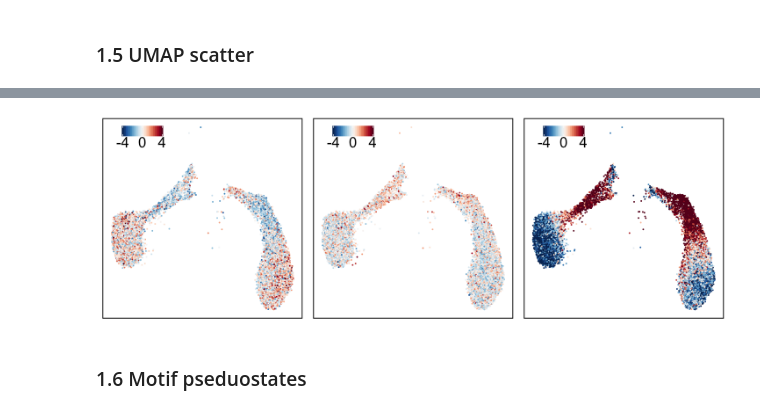
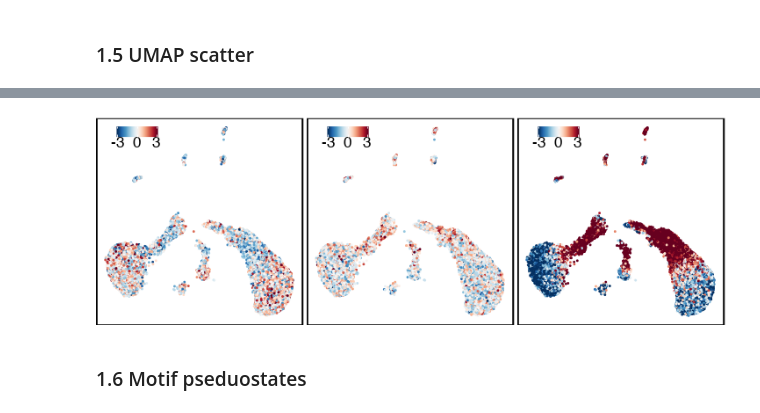
Before and after one commit to biomystery/islet_figs_motifs, a Jupyter notebook: figcode/plots.ipynb, the cells around one changed output, grey strips where cells are left out. Drawn from its saved outputs; the diff is of its cells as text; code cells hidden in the pictures.

Commit message:
added previous umap examples

```diff
--- a/figcode/plots.ipynb
+++ b/figcode/plots.ipynb
@@ -452,13 +442,9 @@ Warning message:
 [figure]
 # %% [markdown]
 ### 1.5 UMAP scatter
-# %%
-#project_jaspar_chromVAR_res_to_umap_subcelltype_ab.R
-pd.fig2.umap<- fread(file = "../dat/output.umap.ab.filtered.csv")
-input.chromVar.res.list <- readRDS(file = "../dat/output.jaspar.dev.res.Rdata")
-input.chromVar.jaspar.z <- assays(input.chromVar.res.list$dev)$z
-
-
-input.chromVar.jaspar.z.scale <- input.chromVar.jaspar.z
-input.chromVar.jaspar.z.scale[input.chromVar.jaspar.z.scale>4] <- 4
-input.chromVar.jaspar.z.scale[input.chromVar.jaspar.z.scale< -4] <- -4
+# %%
+input.chromVar.res.list <- readRDS(file = "../dat/1910_v2/output.jaspar.dev.res.Rdata")
+input.chromVar.jaspar.z <- assays(input.chromVar.res.list$dev)$z
+input.umap.res <- fread("../dat/1910_v2/islet.cluster_labels.filt.txt", header = T) %>%
+    separate(cluster_name, into = c("cell_type_overall", "subtype"), remove = F) %>%
+    dplyr::rename(barcodes = "index", cluster = "cluster_name")
@@ -465,6 +454,10 @@ input.chromVar.jaspar.z.scale[input.chromVar.jaspar.z.scale< -4] <- -4
+# %%
+input.chromVar.jaspar.z.trimmed <- input.chromVar.jaspar.z
+input.chromVar.jaspar.z.trimmed[input.chromVar.jaspar.z.trimmed>3] <- 3
+input.chromVar.jaspar.z.trimmed[input.chromVar.jaspar.z.trimmed< -3] <- -3
 # %%
-fun.plot.project.motif <- function(motif, input.chromVar.z = input.chromVar.jaspar.z.scale,
-    umap.res = pd.fig2.umap, rescale = F, cls = rev(brewer.pal(n = 11, "RdBu")),
+fun.plot.project.motif <- function(motif, input.chromVar.z = input.chromVar.jaspar.z.trimmed,
+    umap.res = input.umap.res, rescale = F, cls = rev(brewer.pal(n = 11, "RdBu")),
     bks = c(-5, 0, 5)) {
     require(scales)
 
@@ -499,13 +492,10 @@ fun.plot.project.motif <- function(motif, input.chromVar.z = input.chromVar.jasp
 # %%
 options(repr.plot.width = 6, repr.plot.height = 2)
 
-ps <- lapply(c("RFX3", "XBP1", "FOS::JUN"), fun.plot.project.motif, bks = c(-4, 0,
-    4))
+ps <- lapply(c("RFX3", "XBP1", "FOS::JUN"), fun.plot.project.motif, bks = c(-3, 0,
+    3))
 names(ps) <- c("RFX3", "XBP1", "FOS::JUN")
 ggarrange(plotlist = ps, ncol = 3)
-
-for (i in names(ps)) ggsave(ps[[i]], filename = paste0("/Users/frank/Dropbox (UCSD_Epigenomics)/Islet_snATAC/panel_pdfs/fig2/fig_2B.motif_umap_ab_", i,
-    ".pdf"), width = 2, height = 2, , useDingbats = F)
 # %% [output]
 Joining, by = "barcodes"
 Joining, by = "barcodes"
@@ -520,4 +503,4 @@ Warning message:
-[figure, old version]
+[figure, new version]
 # %% [markdown]
 ### 1.6 Motif pseduostates
 # %%
```
Also changed, not shown: parts of 3 cells of this notebook, 4 other files.
